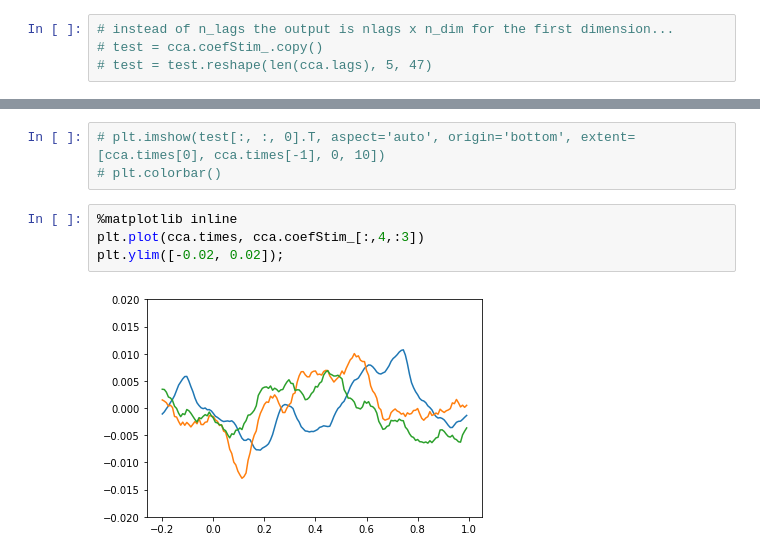
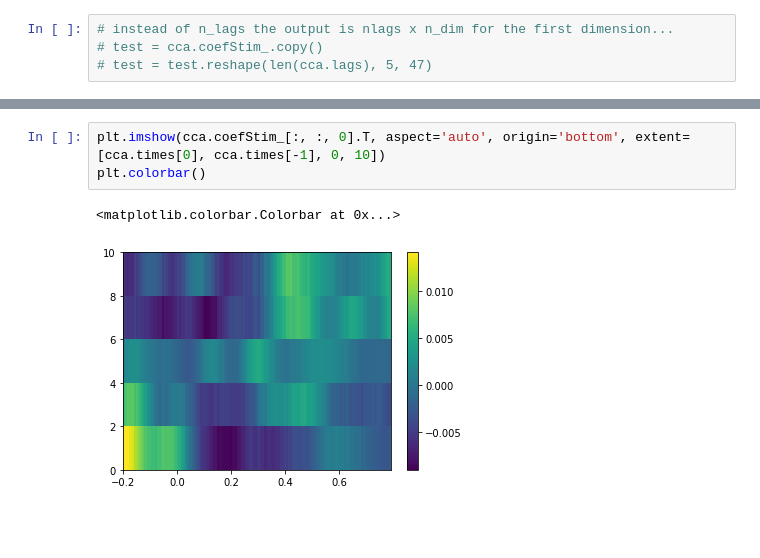
Before and after one commit to Hugo-W/pyEEG, a Jupyter notebook: docs/source/examples/CCA_wordvectors.ipynb, the cells around one changed output, grey strips where cells are left out. Drawn from its saved outputs; the diff is of its cells as text; blank space fills up the shorter version.

```diff
--- a/docs/source/examples/CCA_wordvectors.ipynb
+++ b/docs/source/examples/CCA_wordvectors.ipynb
@@ -157,9 +158,6 @@ plt.plot(cca.score_)
 # %%
-# plt.imshow(test[:, :, 0].T, aspect='auto', origin='bottom', extent=[cca.times[0], cca.times[-1], 0, 10])
-# plt.colorbar()
+plt.imshow(cca.coefStim_[:, :, 0].T, aspect='auto', origin='bottom', extent=[cca.times[0], cca.times[-1], 0, 10])
+plt.colorbar()
+# %% [output]
+<matplotlib.colorbar.Colorbar at 0x...>
+[figure, added]
-# %%
-%matplotlib inline
-plt.plot(cca.times, cca.coefStim_[:,4,:3])
-plt.ylim([-0.02, 0.02]);
-# %% [output]
-[figure, removed]
```
Also changed, not shown: parts of 27 cells of this notebook, 2 other files.
